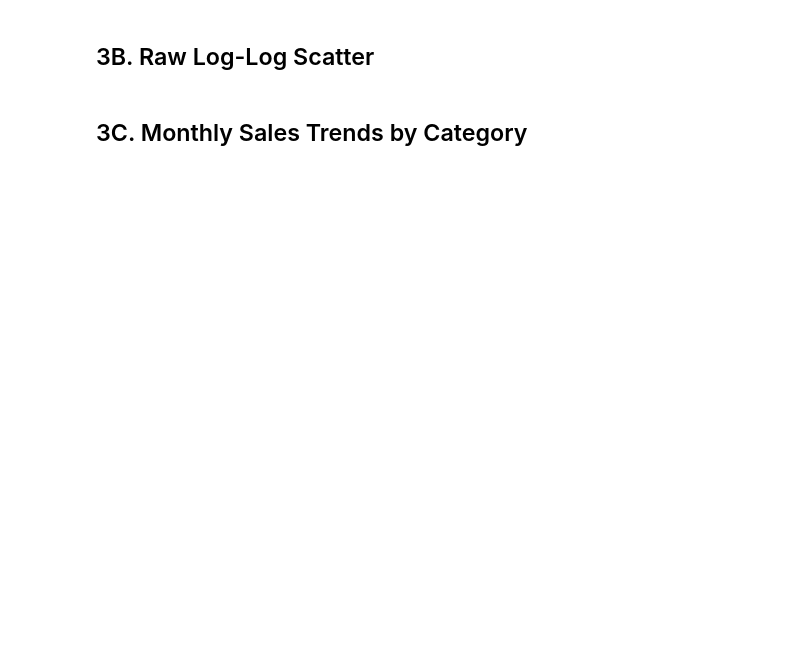
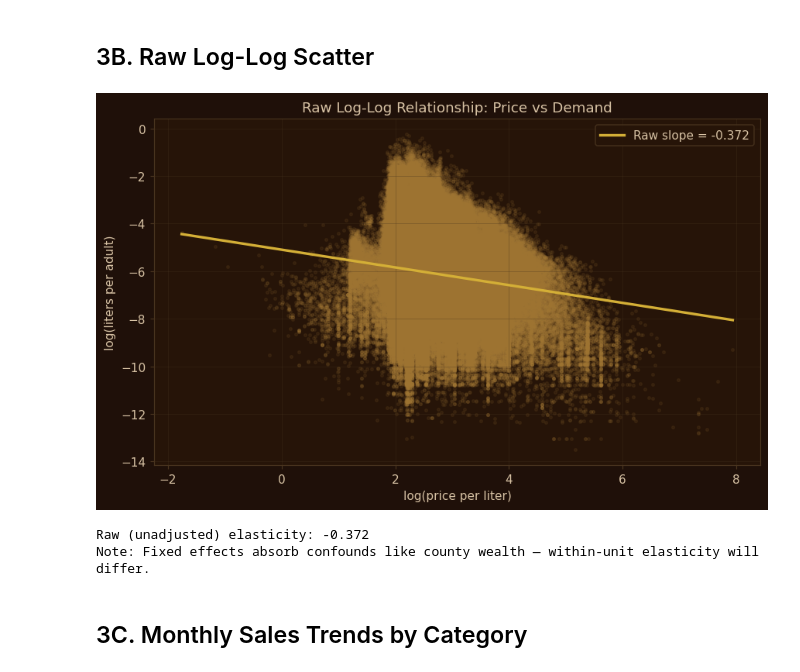
Before and after one commit to ajuare5/iowa-liquor-sales-analytics, a Jupyter notebook: iowa_liquor_demand_analysis.ipynb, the cells around one changed output. Drawn from its saved outputs; the diff is of its cells as text; code cells hidden in the pictures; blank space fills up the shorter version.

```diff
--- a/iowa_liquor_demand_analysis.ipynb
+++ b/iowa_liquor_demand_analysis.ipynb
@@ -233,18 +297,24 @@ print('Takeaway: Both variables are approximately log-normal, validating the log
 ## 3B. Raw Log-Log Scatter
 # %%
 fig, ax = plt.subplots(figsize=(8, 5))
-ax.scatter(agg['log_price'], agg['log_demand'], alpha=0.12, s=8, color='steelblue')
+apply_dark_style(fig, [ax])
+ax.scatter(agg['log_price'], agg['log_demand'], alpha=0.10, s=6, color=GOLD_WARM)
 m, b = np.polyfit(agg['log_price'], agg['log_demand'], 1)
 x_range = np.linspace(agg['log_price'].min(), agg['log_price'].max(), 100)
-ax.plot(x_range, m * x_range + b, color='red', linewidth=2, label=f'Raw slope = {m:.3f}')
-ax.set_xlabel('log(price per liter)')
-ax.set_ylabel('log(liters per adult)')
-ax.set_title('Raw Log-Log Relationship: Price vs Demand')
-ax.legend()
+ax.plot(x_range, m * x_range + b, color=GOLD_BRIGHT, linewidth=2.2, label=f'Raw slope = {m:.3f}')
+ax.set_xlabel('log(price per liter)', color=TEXT_CREAM)
+ax.set_ylabel('log(liters per adult)', color=TEXT_CREAM)
+ax.set_title('Raw Log-Log Relationship: Price vs Demand', color=TEXT_CREAM)
+ax.legend(facecolor=PANEL_BG, edgecolor=AXIS_COLOR, labelcolor=TEXT_CREAM)
 plt.tight_layout()
+plt.savefig('figures/3B_raw_loglog_scatter.png', bbox_inches='tight', dpi=150, facecolor=BG)
 plt.show()
 print(f'Raw (unadjusted) elasticity: {m:.3f}')
 print('Note: Fixed effects absorb confounds like county wealth — within-unit elasticity will differ.')
+# %% [output]
+[figure, added]
+Raw (unadjusted) elasticity: -0.372
+Note: Fixed effects absorb confounds like county wealth — within-unit elasticity will differ.
 # %% [markdown]
 ## 3C. Monthly Sales Trends by Category
 # %%
```
Also changed, not shown: parts of 36 cells of this notebook.
